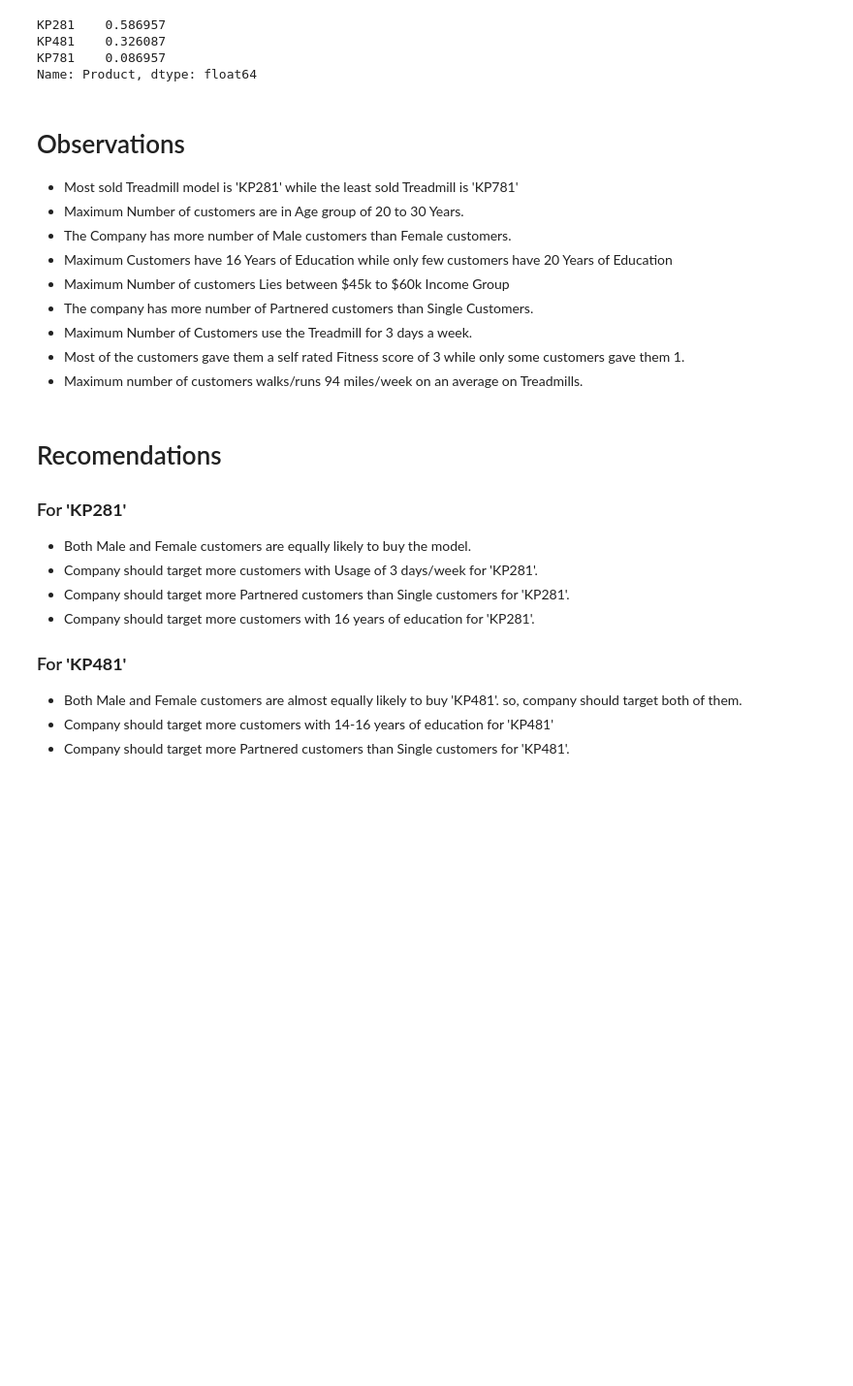
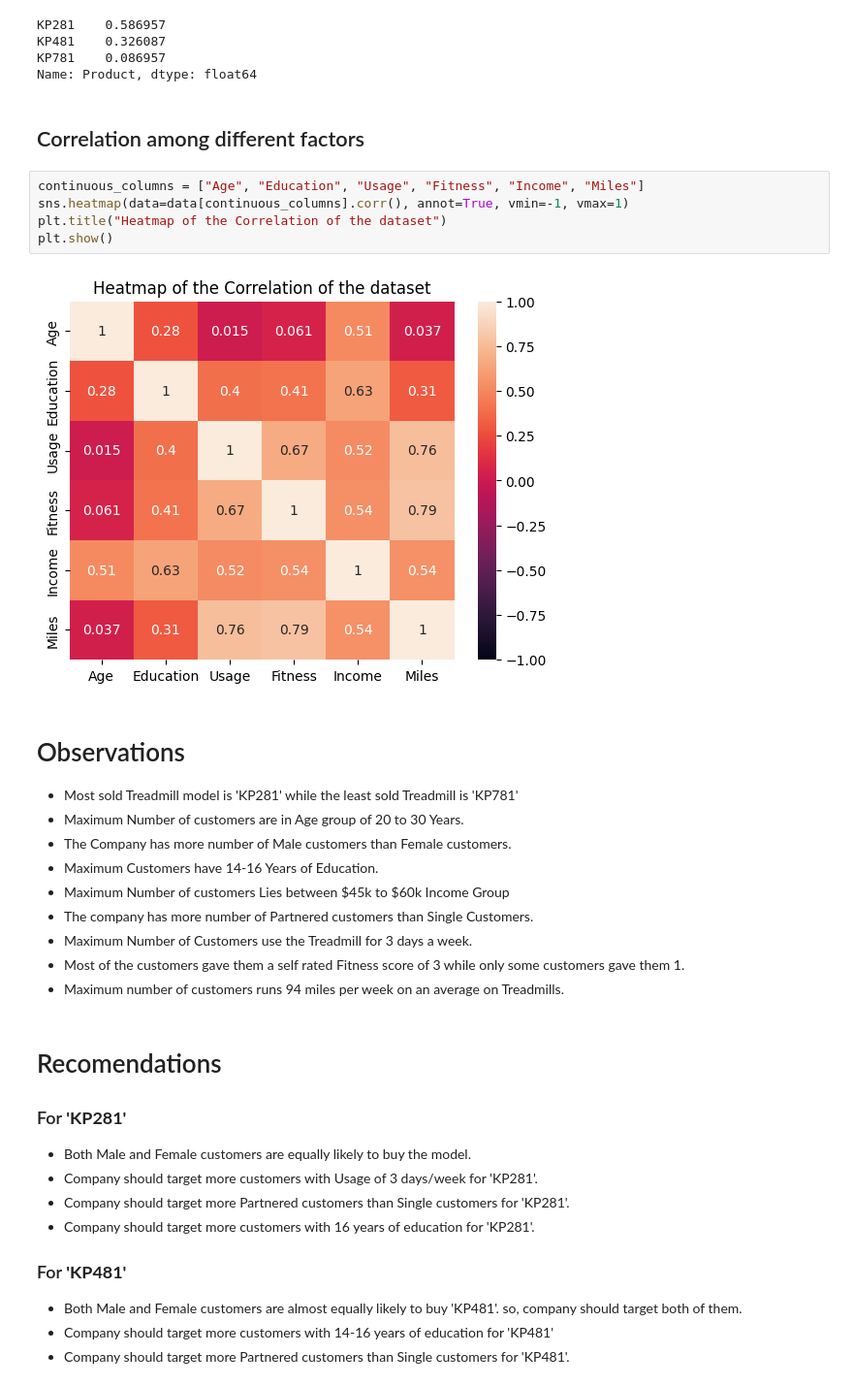
Before and after one commit to AbhinavGupta-de/AerofitCaseStudy, a Jupyter notebook: Aerofit_Case_Study.ipynb, the cells around one changed output. Shown at 97% size. Cells and saved outputs as stored; diff of their text form; blank space fills up the shorter version.

```diff
--- a/Aerofit_Case_Study.ipynb
+++ b/Aerofit_Case_Study.ipynb
@@ -488,18 +497,27 @@ KP281    0.586957
 KP481    0.326087
 KP781    0.086957
 Name: Product, dtype: float64
+# %% [markdown]
+## Correlation among different factors
+# %%
+continuous_columns = ["Age", "Education", "Usage", "Fitness", "Income", "Miles"]
+sns.heatmap(data=data[continuous_columns].corr(), annot=True, vmin=-1, vmax=1)
+plt.title("Heatmap of the Correlation of the dataset")
+plt.show()
+# %% [output]
+[figure, added]
 # %% [markdown]
 # Observations
 
 - Most sold Treadmill model is 'KP281' while the least sold Treadmill is 'KP781'
 - Maximum Number of customers are in Age group of 20 to 30 Years.
 - The Company has more number of Male customers than Female customers.
-- Maximum Customers have 16 Years of Education while only few customers have 20 Years of Education
+- Maximum Customers have 14-16 Years of Education.
 - Maximum Number of customers Lies between \$45k to $60k Income Group
 - The company has more number of Partnered customers than Single Customers.
 - Maximum Number of Customers use the Treadmill for 3 days a week.
 - Most of the customers gave them a self rated Fitness score of 3 while only some customers gave them 1.
-- Maximum number of customers walks/runs 94 miles/week on an average on Treadmills.
+- Maximum number of customers runs 94 miles per week on an average on Treadmills.
 # %% [markdown]
 # Recomendations
 
```
Also changed, not shown: parts of 11 cells of this notebook.
